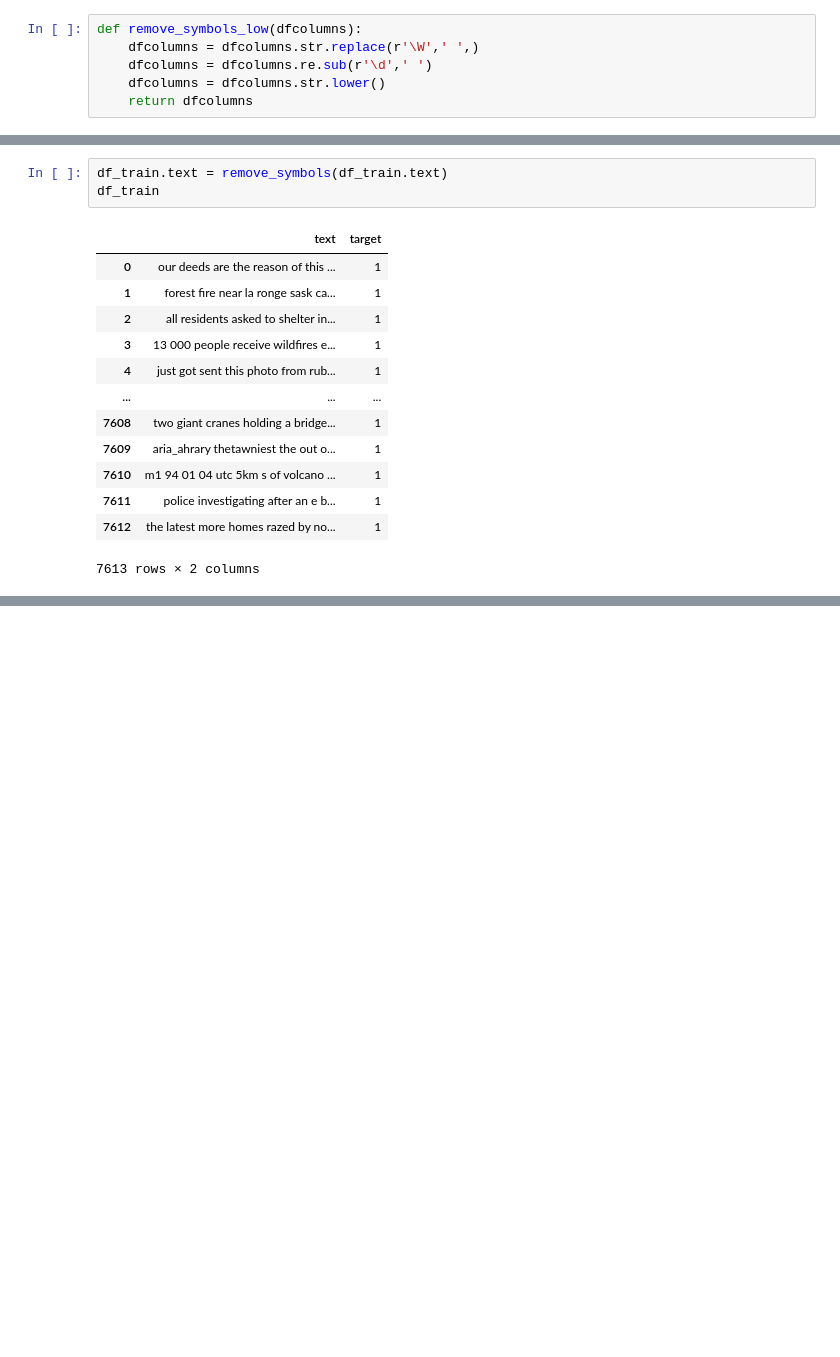
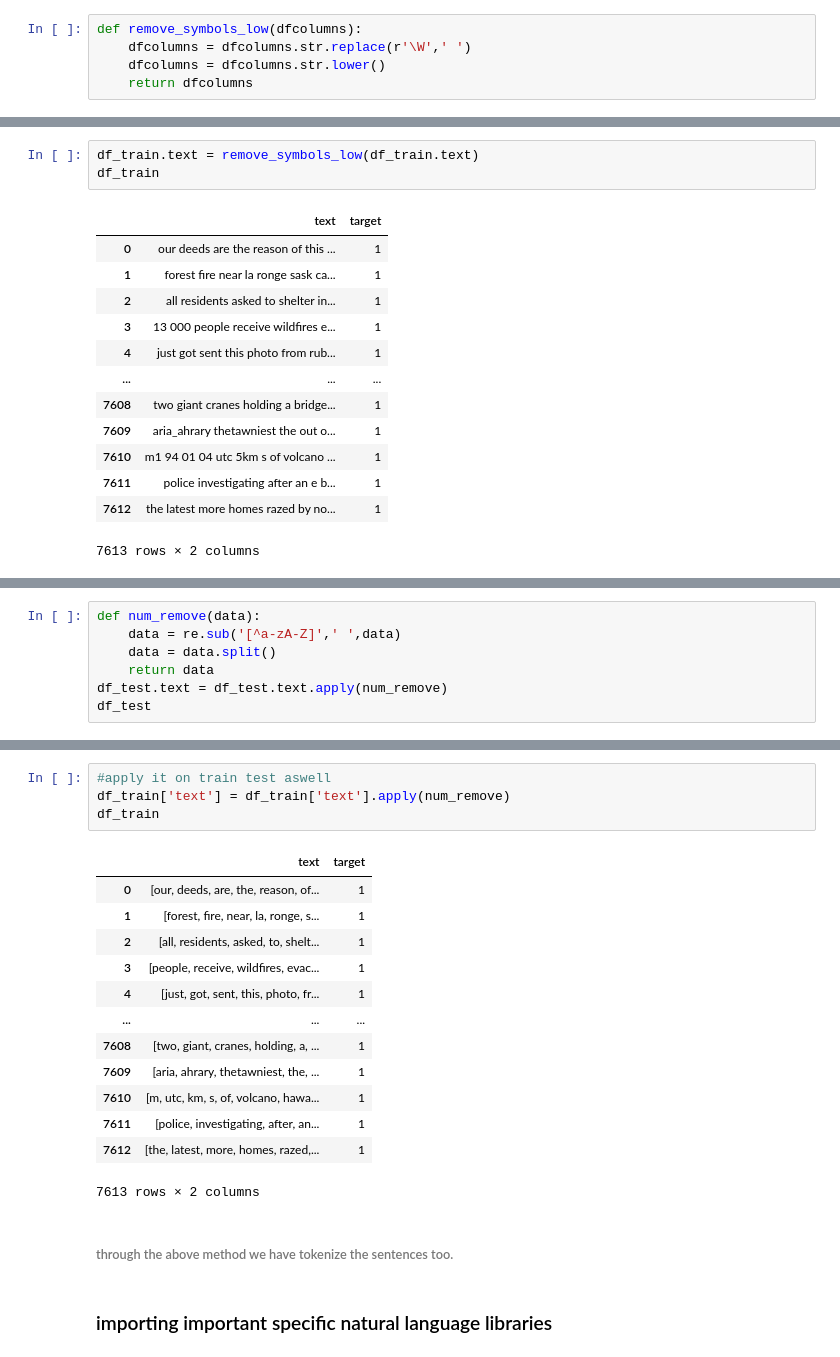
Before and after one commit to Nextgen-AI-solutions/Kaggle_challenges, a Jupyter notebook: Twitter_challenge/kaggleNLP.ipynb, the cells around one changed output, grey strips where cells are left out. Cells and saved outputs as stored; diff of their text form; blank space fills up the shorter version.

```diff
--- a/Twitter_challenge/kaggleNLP.ipynb
+++ b/Twitter_challenge/kaggleNLP.ipynb
@@ -110,8 +110,7 @@ df_test
 #### First level of text cleanup removing special characters and unwanted symbols and lowering every word using Regex.
 # %%
 def remove_symbols_low(dfcolumns):
-    dfcolumns = dfcolumns.str.replace(r'\W',' ',)
-    dfcolumns = dfcolumns.re.sub(r'\d',' ')
+    dfcolumns = dfcolumns.str.replace(r'\W',' ')
     dfcolumns = dfcolumns.str.lower()
     return dfcolumns
 # %%
@@ -132,7 +131,7 @@ df_test
 | 3262 | cityofcalgary has activated its m... |
 3263 rows × 1 columns
 # %%
-df_train.text = remove_symbols(df_train.text)
+df_train.text = remove_symbols_low(df_train.text)
 df_train
 # %% [output]
 |  | text | target |
@@ -150,0 +154,7 @@ df_train
+# %%
+def num_remove(data):
+    data = re.sub('[^a-zA-Z]',' ',data)
+    data = data.split()
+    return data
+df_test.text = df_test.text.apply(num_remove)
+df_test
@@ -150,0 +175,22 @@ df_train
+# %%
+#apply it on train test aswell
+df_train['text'] = df_train['text'].apply(num_remove)
+df_train
+# %% [output]
+|  | text | target |
+| 0 | [our, deeds, are, the, reason, of... | 1 |
+| 1 | [forest, fire, near, la, ronge, s... | 1 |
+| 2 | [all, residents, asked, to, shelt... | 1 |
+| 3 | [people, receive, wildfires, evac... | 1 |
+| 4 | [just, got, sent, this, photo, fr... | 1 |
+| ... | ... | ... |
+| 7608 | [two, giant, cranes, holding, a, ... | 1 |
+| 7609 | [aria, ahrary, thetawniest, the, ... | 1 |
+| 7610 | [m, utc, km, s, of, volcano, hawa... | 1 |
+| 7611 | [police, investigating, after, an... | 1 |
+| 7612 | [the, latest, more, homes, razed,... | 1 |
+7613 rows × 2 columns
+# %% [markdown]
+###### through the above method we have tokenize the sentences too.
+# %% [markdown]
+### importing important specific natural language libraries
```
Also changed, not shown: parts of 65 cells of this notebook.
